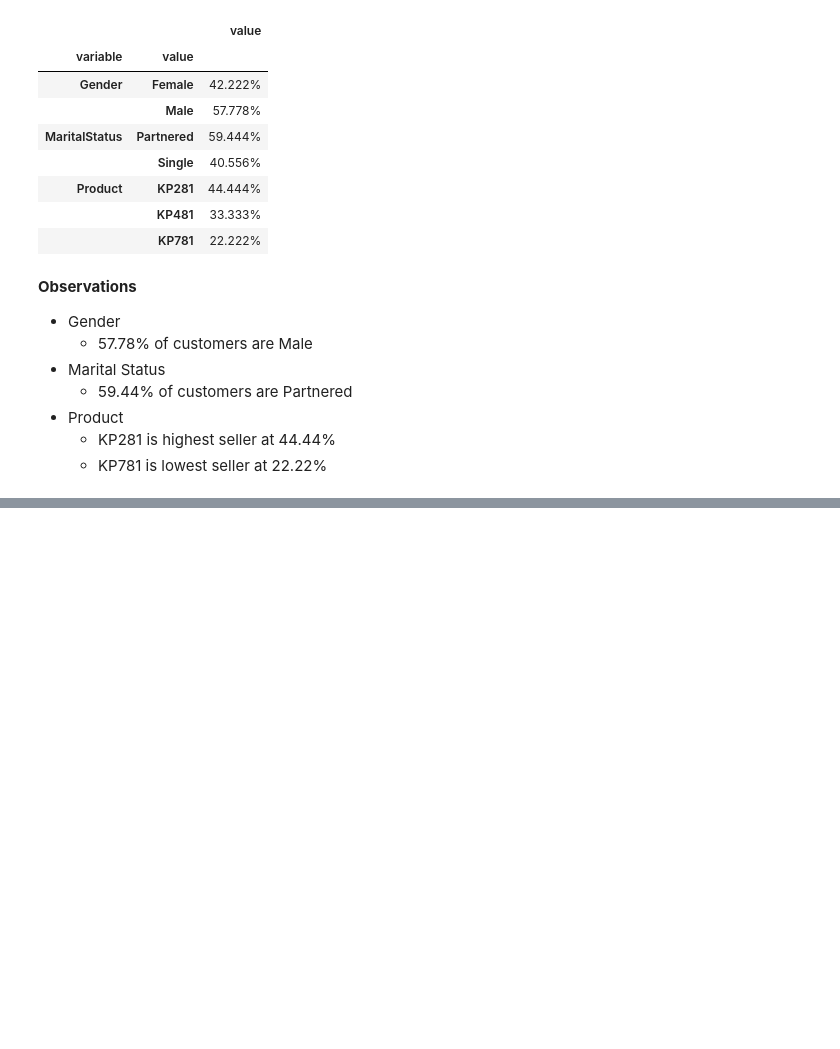
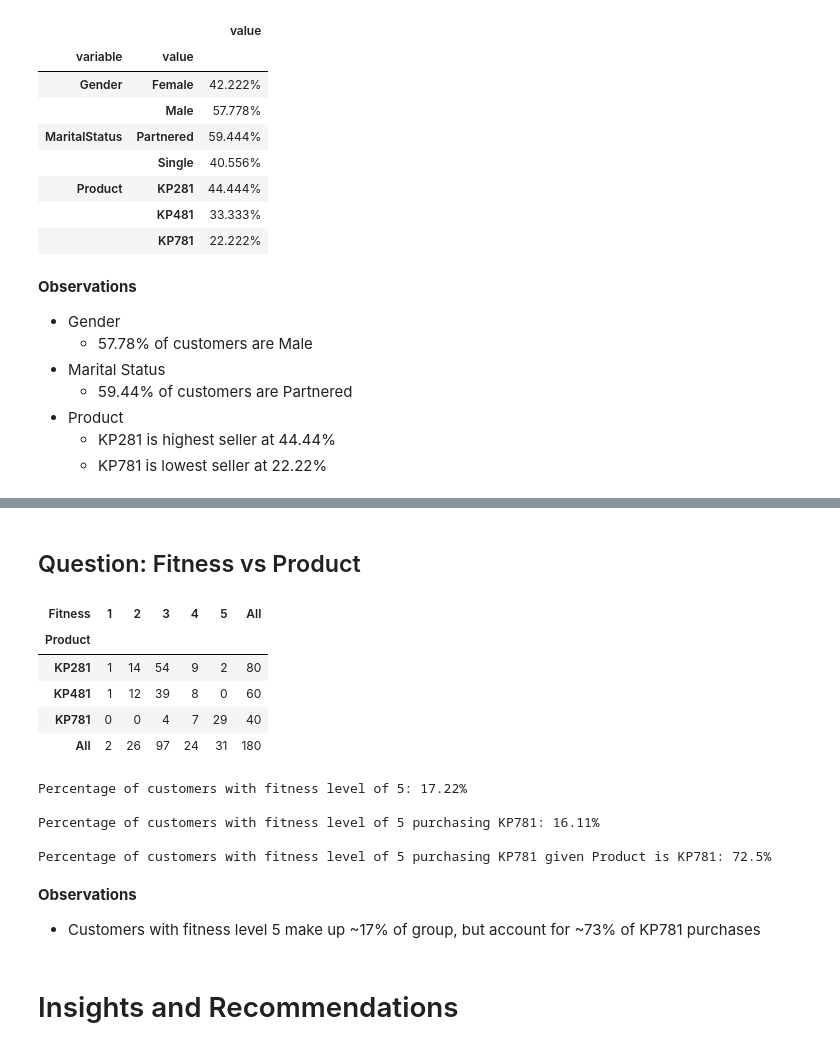
Before and after one commit to JonathonBriggs/AnalyticsProjects, a Jupyter notebook: Case Studies (Latest)/2025 03 14 Treadmill Buyer Profile/treadmill-buyer-profile.ipynb, the cells around one changed output, grey strips where cells are left out. Drawn from its saved outputs; the diff is of its cells as text; code cells hidden in the pictures; blank space fills up the shorter version.

```diff
--- a/Case Studies (Latest)/2025 03 14 Treadmill Buyer Profile/treadmill-buyer-profile.ipynb
+++ b/Case Studies (Latest)/2025 03 14 Treadmill Buyer Profile/treadmill-buyer-profile.ipynb
@@ -534,0 +723,35 @@ data_df_new
+# %% [markdown]
+## Question: Fitness vs Product
+# %%
+prod_fitness = pd.crosstab(index=data_df.Product, columns=data_df.Fitness, margins=True)
+prod_fitness
+# %% [output]
+| Fitness | 1 | 2 | 3 | 4 | 5 | All |
+| Product |  |  |  |  |  |  |
+| KP281 | 1 | 14 | 54 | 9 | 2 | 80 |
+| KP481 | 1 | 12 | 39 | 8 | 0 | 60 |
+| KP781 | 0 | 0 | 4 | 7 | 29 | 40 |
+| All | 2 | 26 | 97 | 24 | 31 | 180 |
+# %%
+#Percentage of customers with fitness level of 5
+prob_perc = (prod_fitness[5]['All'] / prod_fitness['All']['All'] * 100).round(2)
+print(f'Percentage of customers with fitness level of 5: {prob_perc}%')
+
+#Percentage of customers with fitness level of 5 purchasing the KP781 treadmill
+prob_perc = (prod_fitness[5]['KP781'] / prod_fitness['All']['All'] * 100).round(2)
+print(f'\nPercentage of customers with fitness level of 5 purchasing KP781: {prob_perc}%')
+
+#Percentage of customers with fitness level of 5 purchasing the KP781 treadmill given that Product is KP781
+prob_perc = (prod_fitness[5]['KP781'] / prod_fitness['All']['KP781'] * 100).round(2)
+print(f'\nPercentage of customers with fitness level of 5 purchasing KP781 given Product is KP781: {prob_perc}%')
+# %% [output]
+Percentage of customers with fitness level of 5: 17.22%
+
+Percentage of customers with fitness level of 5 purchasing KP781: 16.11%
+
+Percentage of customers with fitness level of 5 purchasing KP781 given Product is KP781: 72.5%
+# %% [markdown]
+**Observations**
+* Customers with fitness level 5 make up ~17% of group, but account for ~73% of KP781 purchases
+# %% [markdown]
+# Insights and Recommendations
```
Also changed, not shown: parts of 29 cells of this notebook.
